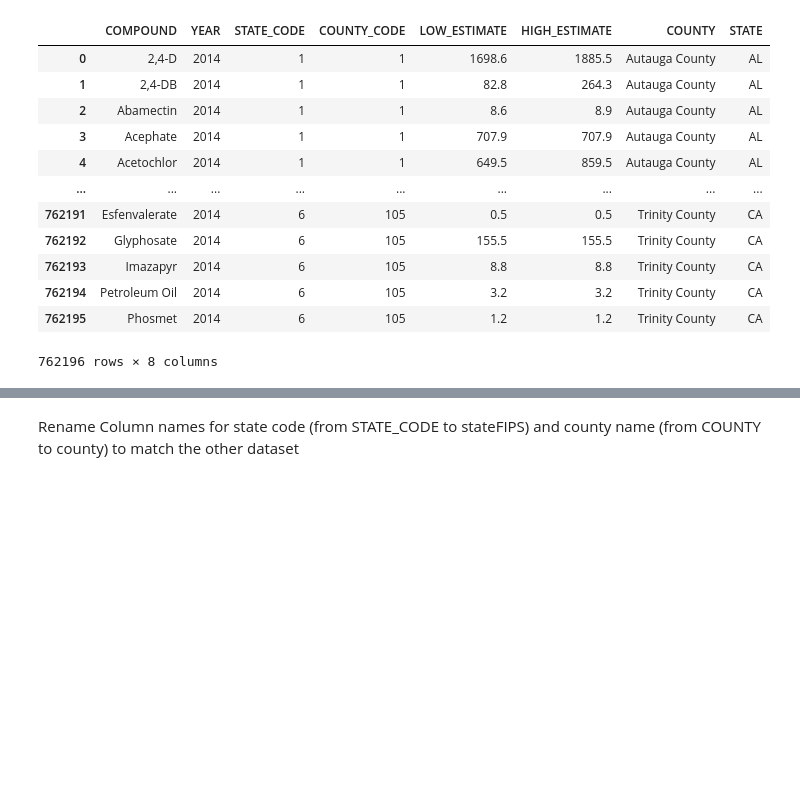
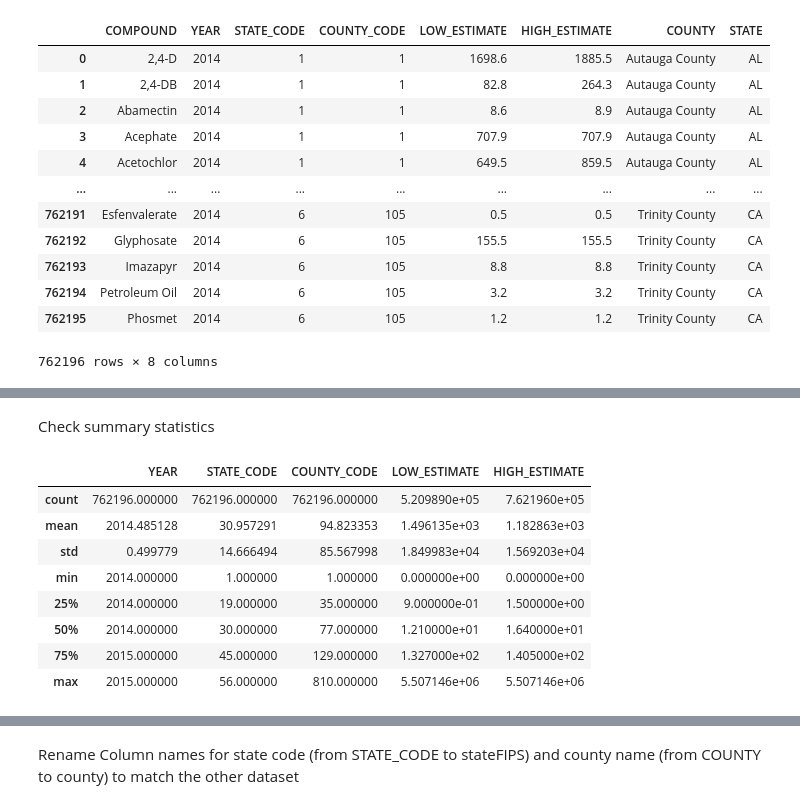
Before and after one commit to anissakhan/731-Project-1, a Jupyter notebook: Notebooks/731Project1-Notebook.ipynb, the cells around one changed output, grey strips where cells are left out. Drawn from its saved outputs; the diff is of its cells as text; code cells hidden in the pictures; blank space fills up the shorter version.

Commit message:
Add summary statistics

```diff
--- a/Notebooks/731Project1-Notebook.ipynb
+++ b/Notebooks/731Project1-Notebook.ipynb
@@ -49,0 +76,14 @@ dfPest
+# %% [markdown]
+Check summary statistics
+# %%
+dfPest.describe()
+# %% [output]
+|  | YEAR | STATE_CODE | COUNTY_CODE | LOW_ESTIMATE | HIGH_ESTIMATE |
+| count | 762196.000000 | 762196.000000 | 762196.000000 | 5.209890e+05 | 7.621960e+05 |
+| mean | 2014.485128 | 30.957291 | 94.823353 | 1.496135e+03 | 1.182863e+03 |
+| std | 0.499779 | 14.666494 | 85.567998 | 1.849983e+04 | 1.569203e+04 |
+| min | 2014.000000 | 1.000000 | 1.000000 | 0.000000e+00 | 0.000000e+00 |
+| 25% | 2014.000000 | 19.000000 | 35.000000 | 9.000000e-01 | 1.500000e+00 |
+| 50% | 2014.000000 | 30.000000 | 77.000000 | 1.210000e+01 | 1.640000e+01 |
+| 75% | 2015.000000 | 45.000000 | 129.000000 | 1.327000e+02 | 1.405000e+02 |
+| max | 2015.000000 | 56.000000 | 810.000000 | 5.507146e+06 | 5.507146e+06 |
```
Also changed, not shown: parts of 16 cells of this notebook.
